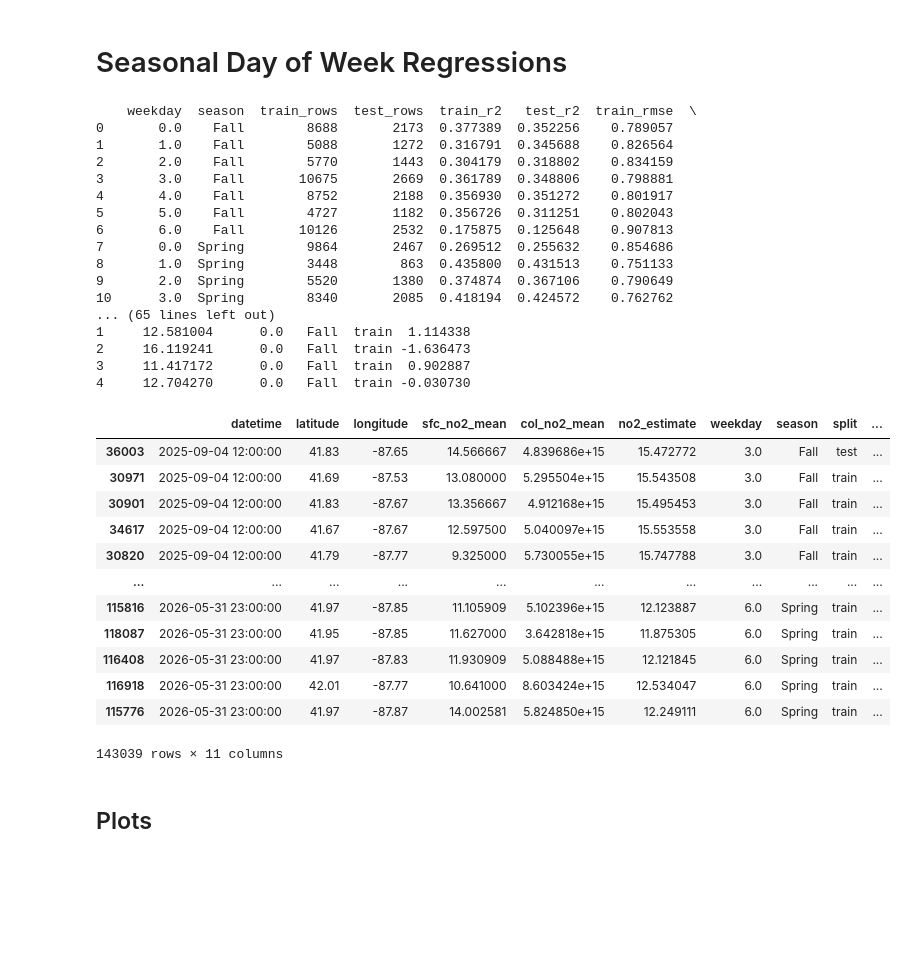
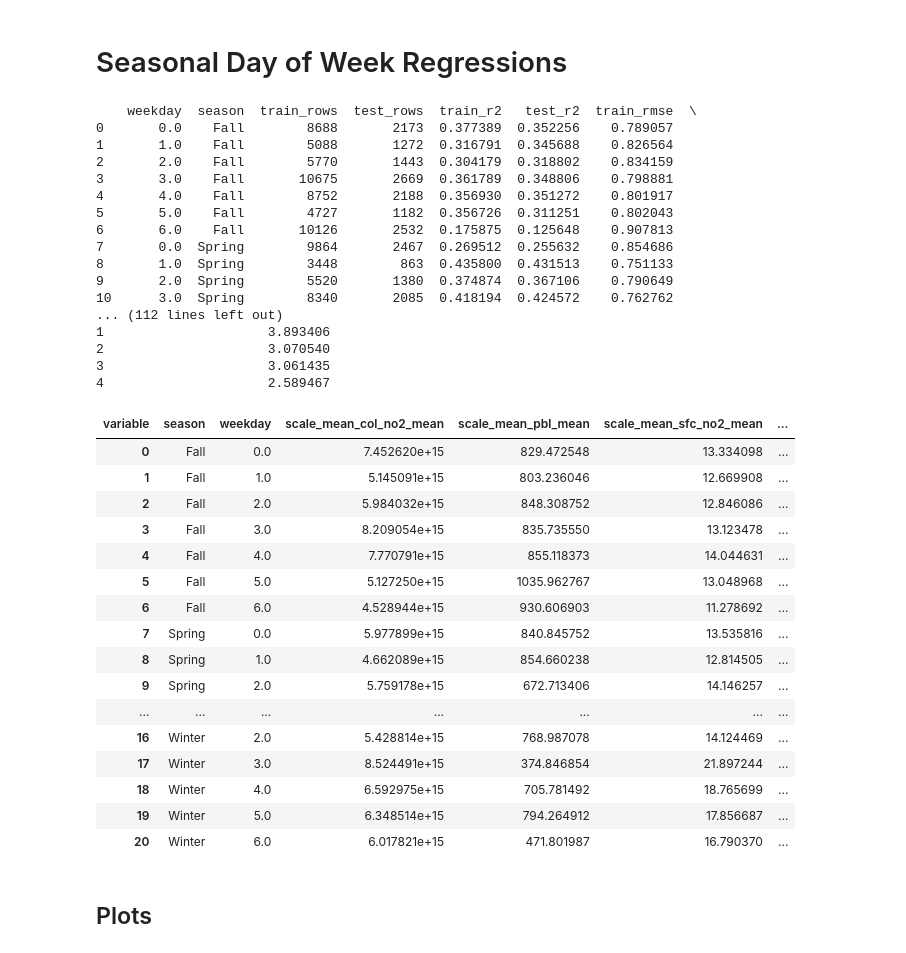
Before and after one commit to NASA-EarthRISE/earthrise-toolkit_ChicagoHAQ-2026, a Jupyter notebook: processing-scripts/clarity-tempo-fusion-v3.ipynb, the cells around one changed output. Cells and saved outputs as stored; diff of their text form; code cells hidden in the pictures; blank space fills up the shorter version.

```diff
--- a/processing-scripts/clarity-tempo-fusion-v3.ipynb
+++ b/processing-scripts/clarity-tempo-fusion-v3.ipynb
@@ -512,6 +512,7 @@ hourly = hourly.mask(hourly['season']=='Summer')
 
 month_results = []
 monthly_estimates = []
+scale_factor_rows = []
 
 for season in sorted(hourly['season'].dropna().unique()):
     for weekday in sorted(hourly['weekday'].dropna().unique()):
@@ -526,6 +527,25 @@ for season in sorted(hourly['season'].dropna().unique()):
 
         scaler_x = StandardScaler().fit(train_df[feature_cols])
         scaler_y = StandardScaler().fit(train_df[[target_col]])
+
+        for feature_name, feature_mean, feature_scale in zip(feature_cols, scaler_x.mean_, scaler_x.scale_):
+            scale_factor_rows.append({
+                'season': season,
+                'weekday': weekday,
+                'scaler': 'x',
+                'variable': feature_name,
+                'mean': float(feature_mean),
+                'scale_factor': float(feature_scale),
+            })
+
+        scale_factor_rows.append({
+            'season': season,
+            'weekday': weekday,
+            'scaler': 'y',
+            'variable': target_col,
+            'mean': float(scaler_y.mean_[0]),
+            'scale_factor': float(scaler_y.scale_[0]),
+        })
 
         x_train = pd.DataFrame(scaler_x.transform(train_df[feature_cols]), columns=feature_cols, index=train_df.index)
         x_test = pd.DataFrame(scaler_x.transform(test_df[feature_cols]), columns=feature_cols, index=test_df.index)
@@ -577,52 +597,68 @@ for season in sorted(hourly['season'].dropna().unique()):
             'coef_pbl': float(coef[1]),
             'coef_sza': float(coef[2]),
             'coef_u10m': float(coef[3]),
             'coef_v10m': float(coef[4]),
         })
 
 model_vals = pd.DataFrame(month_results)
 print(model_vals)
+model_vals.to_csv(datapath+"seasonal-weekday-model-values.csv")
 
 monthly_estimates_df = pd.concat(monthly_estimates, axis=0, ignore_index=True)
 print(monthly_estimates_df.head())
 
 monthly_estimates_df = monthly_estimates_df.sort_values(by='datetime')
 monthly_estimates_df['month'] = monthly_estimates_df['datetime'].dt.month
 
 monthly_estimates_df.to_csv(datapath + "seasonal-dayofweek-no2-estimates.csv")
 
-monthly_estimates_df
+scale_factors = pd.DataFrame(scale_factor_rows)
+print(scale_factors.head())
+
+scale_factor_means = scale_factors.pivot(index=['season', 'weekday'], columns='variable', values='mean').add_prefix('scale_mean_')
+scale_factor_values = scale_factors.pivot(index=['season', 'weekday'], columns='variable', values='scale_factor').add_prefix('scale_fact_')
+scale_factor_wide = pd.concat([scale_factor_means, scale_factor_values], axis=1).reset_index()
+print(scale_factor_wide.head())
+
+scale_factors.to_csv(datapath + 'seasonal-weekday-scale-factors.csv', index=False)
+scale_factor_wide.to_csv(datapath + 'seasonal-weekday-scale-factors-wide.csv', index=False)
+
+scale_factor_wide
 # %% [output]
     weekday  season  train_rows  test_rows  train_r2   test_r2  train_rmse  \
 0       0.0    Fall        8688       2173  0.377389  0.352256    0.789057
 1       1.0    Fall        5088       1272  0.316791  0.345688    0.826564
 2       2.0    Fall        5770       1443  0.304179  0.318802    0.834159
 3       3.0    Fall       10675       2669  0.361789  0.348806    0.798881
 4       4.0    Fall        8752       2188  0.356930  0.351272    0.801917
 5       5.0    Fall        4727       1182  0.356726  0.311251    0.802043
 6       6.0    Fall       10126       2532  0.175875  0.125648    0.907813
 7       0.0  Spring        9864       2467  0.269512  0.255632    0.854686
 8       1.0  Spring        3448        863  0.435800  0.431513    0.751133
 9       2.0  Spring        5520       1380  0.374874  0.367106    0.790649
 10      3.0  Spring        8340       2085  0.418194  0.424572    0.762762
-... (65 lines left out)
-1     12.581004      0.0   Fall  train  1.114338
-2     16.119241      0.0   Fall  train -1.636473
-3     11.417172      0.0   Fall  train  0.902887
-4     12.704270      0.0   Fall  train -0.030730
+... (112 lines left out)
+1                     3.893406
+2                     3.070540
+3                     3.061435
+4                     2.589467
-|  | datetime | latitude | longitude | sfc_no2_mean | col_no2_mean | no2_estimate | weekday | season | split | ... |
-| 36003 | 2025-09-04 12:00:00 | 41.83 | -87.65 | 14.566667 | 4.839686e+15 | 15.472772 | 3.0 | Fall | test | ... |
-| 30971 | 2025-09-04 12:00:00 | 41.69 | -87.53 | 13.080000 | 5.295504e+15 | 15.543508 | 3.0 | Fall | train | ... |
-| 30901 | 2025-09-04 12:00:00 | 41.83 | -87.67 | 13.356667 | 4.912168e+15 | 15.495453 | 3.0 | Fall | train | ... |
-| 34617 | 2025-09-04 12:00:00 | 41.67 | -87.67 | 12.597500 | 5.040097e+15 | 15.553558 | 3.0 | Fall | train | ... |
-| 30820 | 2025-09-04 12:00:00 | 41.79 | -87.77 | 9.325000 | 5.730055e+15 | 15.747788 | 3.0 | Fall | train | ... |
-| ... | ... | ... | ... | ... | ... | ... | ... | ... | ... | ... |
-| 115816 | 2026-05-31 23:00:00 | 41.97 | -87.85 | 11.105909 | 5.102396e+15 | 12.123887 | 6.0 | Spring | train | ... |
-| 118087 | 2026-05-31 23:00:00 | 41.95 | -87.85 | 11.627000 | 3.642818e+15 | 11.875305 | 6.0 | Spring | train | ... |
-| 116408 | 2026-05-31 23:00:00 | 41.97 | -87.83 | 11.930909 | 5.088488e+15 | 12.121845 | 6.0 | Spring | train | ... |
-| 116918 | 2026-05-31 23:00:00 | 42.01 | -87.77 | 10.641000 | 8.603424e+15 | 12.534047 | 6.0 | Spring | train | ... |
-| 115776 | 2026-05-31 23:00:00 | 41.97 | -87.87 | 14.002581 | 5.824850e+15 | 12.249111 | 6.0 | Spring | train | ... |
+| variable | season | weekday | scale_mean_col_no2_mean | scale_mean_pbl_mean | scale_mean_sfc_no2_mean | ... |
+| 0 | Fall | 0.0 | 7.452620e+15 | 829.472548 | 13.334098 | ... |
+| 1 | Fall | 1.0 | 5.145091e+15 | 803.236046 | 12.669908 | ... |
+| 2 | Fall | 2.0 | 5.984032e+15 | 848.308752 | 12.846086 | ... |
+| 3 | Fall | 3.0 | 8.209054e+15 | 835.735550 | 13.123478 | ... |
+| 4 | Fall | 4.0 | 7.770791e+15 | 855.118373 | 14.044631 | ... |
+| 5 | Fall | 5.0 | 5.127250e+15 | 1035.962767 | 13.048968 | ... |
+| 6 | Fall | 6.0 | 4.528944e+15 | 930.606903 | 11.278692 | ... |
+| 7 | Spring | 0.0 | 5.977899e+15 | 840.845752 | 13.535816 | ... |
+| 8 | Spring | 1.0 | 4.662089e+15 | 854.660238 | 12.814505 | ... |
+| 9 | Spring | 2.0 | 5.759178e+15 | 672.713406 | 14.146257 | ... |
+| ... | ... | ... | ... | ... | ... | ... |
+| 16 | Winter | 2.0 | 5.428814e+15 | 768.987078 | 14.124469 | ... |
+| 17 | Winter | 3.0 | 8.524491e+15 | 374.846854 | 21.897244 | ... |
+| 18 | Winter | 4.0 | 6.592975e+15 | 705.781492 | 18.765699 | ... |
+| 19 | Winter | 5.0 | 6.348514e+15 | 794.264912 | 17.856687 | ... |
+| 20 | Winter | 6.0 | 6.017821e+15 | 471.801987 | 16.790370 | ... |
-143039 rows × 11 columns
 # %% [markdown]
 ## Plots
 # %%
```
Also changed, not shown: parts of 6 cells of this notebook, 2 other files.
